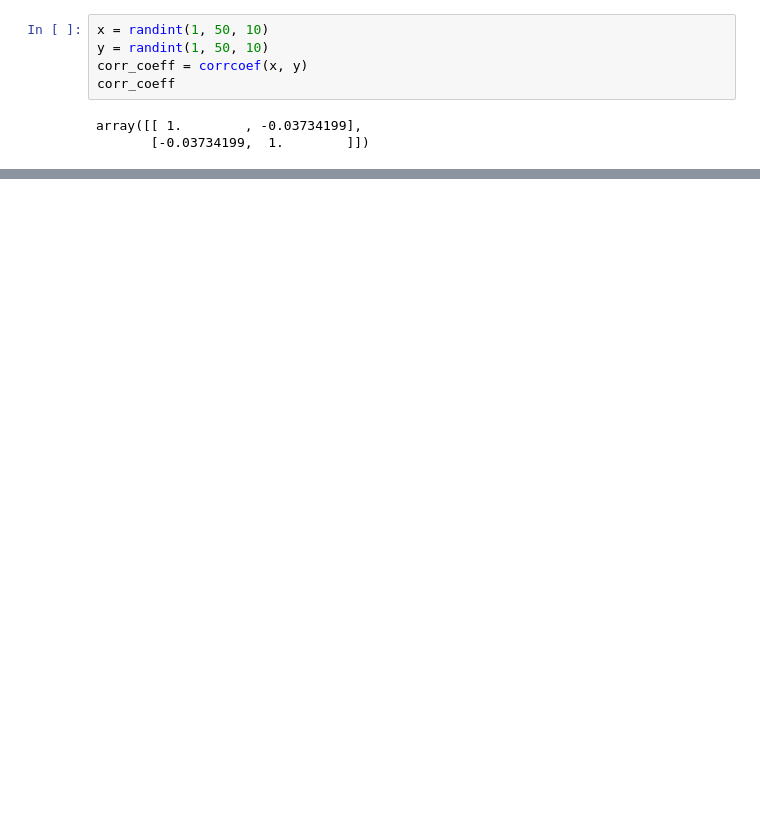
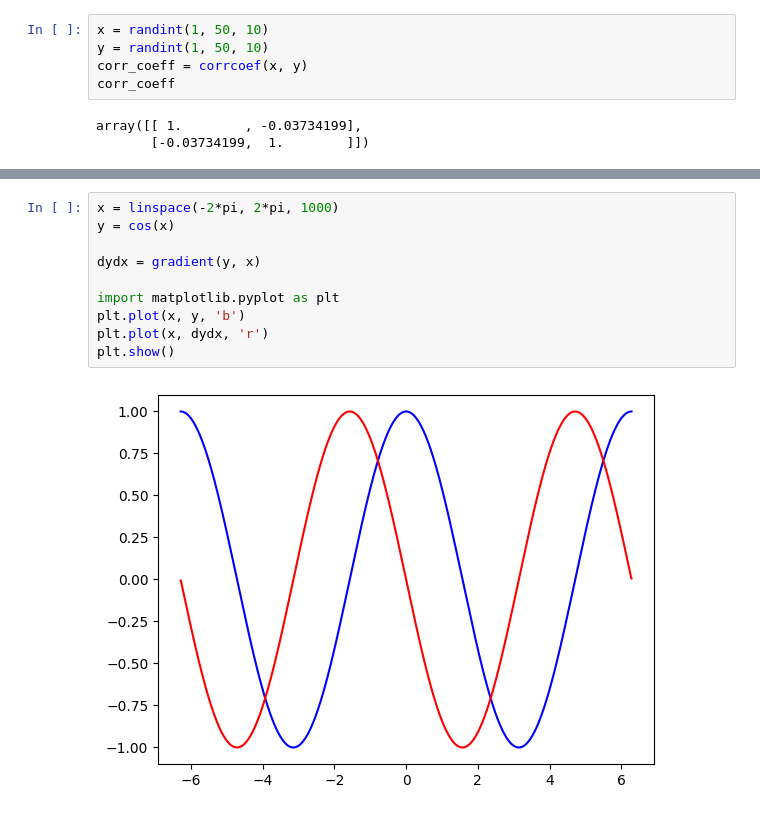
Before and after one commit to scnilkunwar/Python-for-Physicist, a Jupyter notebook: 03 NumPy/06 NumPy Statistics.ipynb, the cells around one changed output, grey strips where cells are left out. Drawn from its saved outputs; the diff is of its cells as text; blank space fills up the shorter version.

```diff
--- a/03 NumPy/06 NumPy Statistics.ipynb
+++ b/03 NumPy/06 NumPy Statistics.ipynb
@@ -178,0 +223,12 @@ array([[ 1.        , -0.03734199],
+# %%
+x = linspace(-2*pi, 2*pi, 1000)
+y = cos(x)
+
+dydx = gradient(y, x)
+
+import matplotlib.pyplot as plt
+plt.plot(x, y, 'b')
+plt.plot(x, dydx, 'r')
+plt.show()
+# %% [output]
+[figure, added]
```
Also changed, not shown: parts of 15 cells of this notebook.
